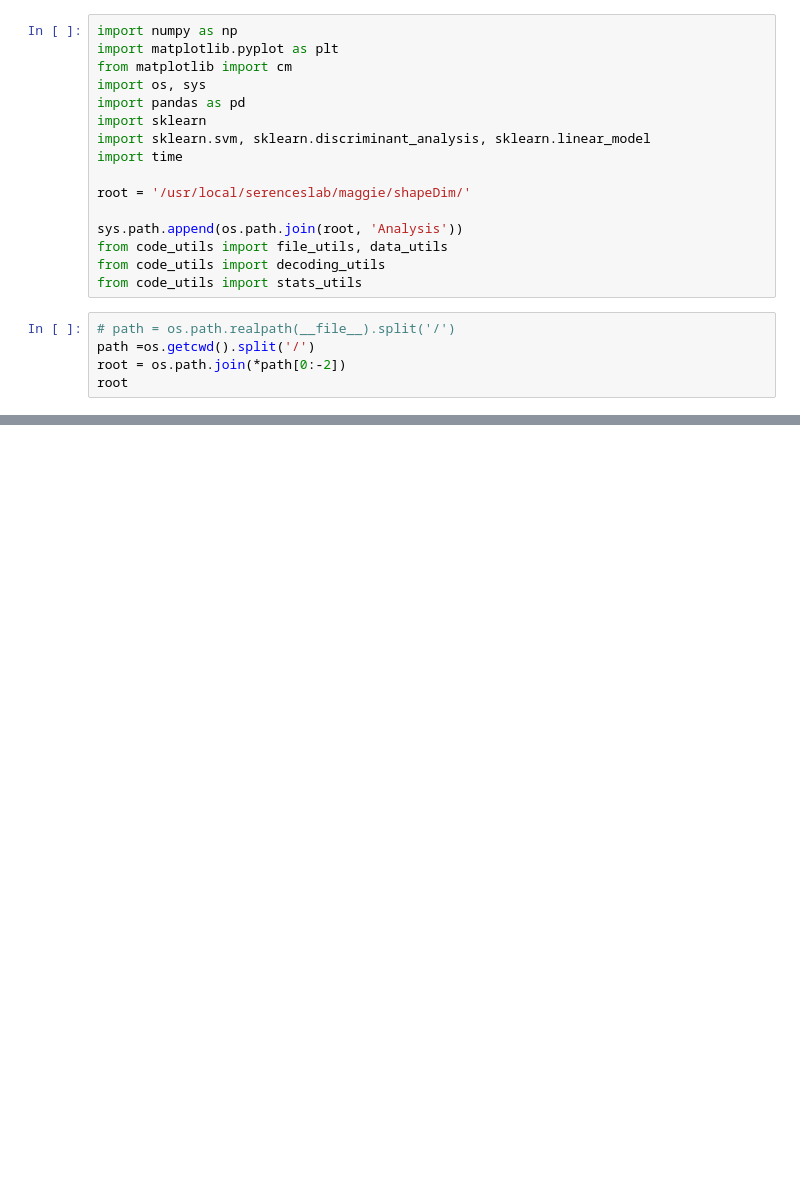
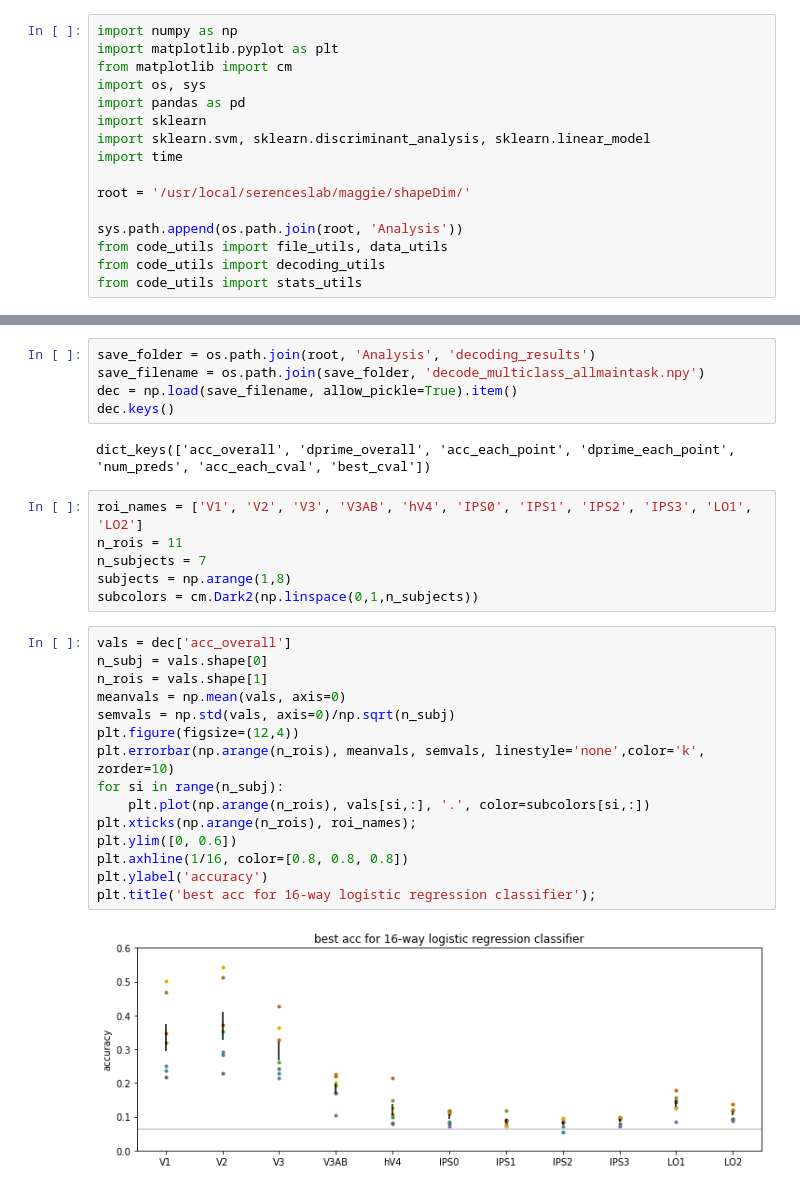
Before and after one commit to mmhenderson/shapeDim, a Jupyter notebook: Analysis/decoding/multiclass_decoding.ipynb, the cells around one changed output, grey strips where cells are left out. Drawn from its saved outputs; the diff is of its cells as text; blank space fills up the shorter version.

Commit message:
updating decoding code, adding shattering dim and ccgp first versions

```diff
--- a/Analysis/decoding/multiclass_decoding.ipynb
+++ b/Analysis/decoding/multiclass_decoding.ipynb
@@ -14,8 +14,3 @@ sys.path.append(os.path.join(root, 'Analysis'))
 from code_utils import file_utils, data_utils
 from code_utils import decoding_utils
 from code_utils import stats_utils
-# %%
-# path = os.path.realpath(__file__).split('/')
-path =os.getcwd().split('/')
-root = os.path.join(*path[0:-2])
-root
@@ -605,0 +34,30 @@ tstdat2.shape
+# %%
+save_folder = os.path.join(root, 'Analysis', 'decoding_results')
+save_filename = os.path.join(save_folder, 'decode_multiclass_allmaintask.npy')
+dec = np.load(save_filename, allow_pickle=True).item()
+dec.keys()
+# %% [output]
+dict_keys(['acc_overall', 'dprime_overall', 'acc_each_point', 'dprime_each_point', 'num_preds', 'acc_each_cval', 'best_cval'])
+# %%
+roi_names = ['V1', 'V2', 'V3', 'V3AB', 'hV4', 'IPS0', 'IPS1', 'IPS2', 'IPS3', 'LO1', 'LO2']
+n_rois = 11
+n_subjects = 7
+subjects = np.arange(1,8)
+subcolors = cm.Dark2(np.linspace(0,1,n_subjects))
+# %%
+vals = dec['acc_overall']
+n_subj = vals.shape[0]
+n_rois = vals.shape[1]
+meanvals = np.mean(vals, axis=0)
+semvals = np.std(vals, axis=0)/np.sqrt(n_subj)
+plt.figure(figsize=(12,4))
+plt.errorbar(np.arange(n_rois), meanvals, semvals, linestyle='none',color='k', zorder=10)
+for si in range(n_subj):
+    plt.plot(np.arange(n_rois), vals[si,:], '.', color=subcolors[si,:])
+plt.xticks(np.arange(n_rois), roi_names);
+plt.ylim([0, 0.6])
+plt.axhline(1/16, color=[0.8, 0.8, 0.8])
+plt.ylabel('accuracy')
+plt.title('best acc for 16-way logistic regression classifier');
+# %% [output]
+[figure, added]
```
Also changed, not shown: parts of 45 cells of this notebook, 10 other files.
